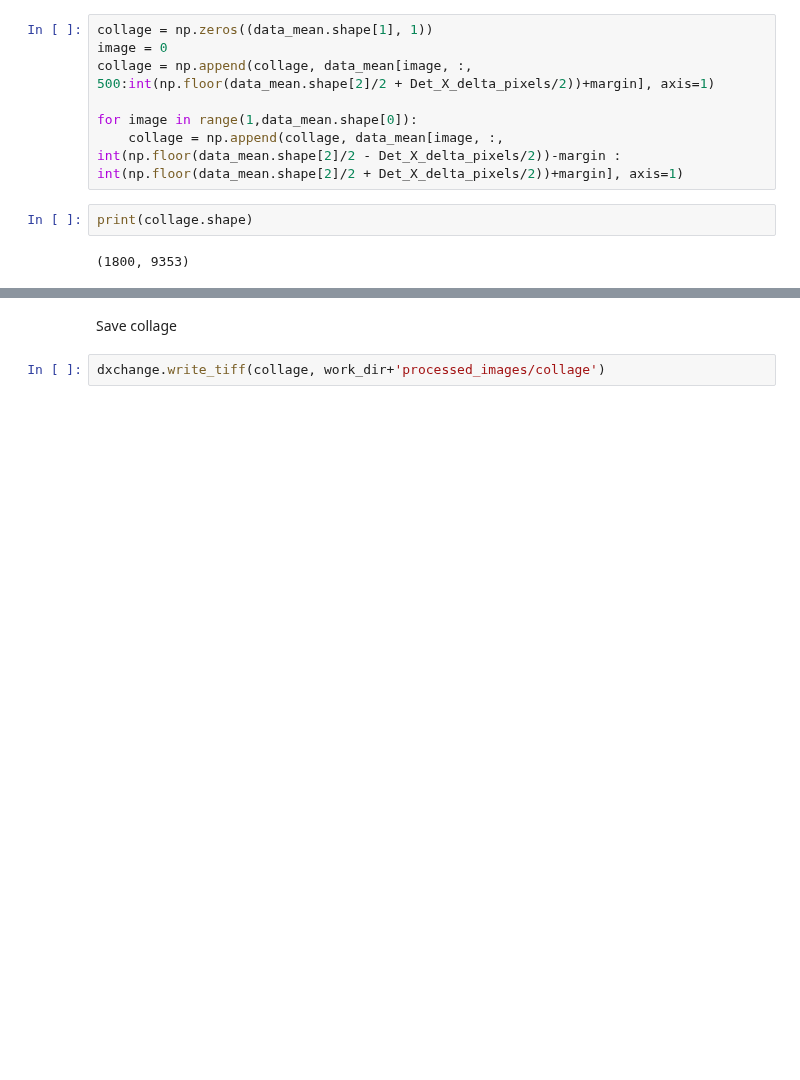
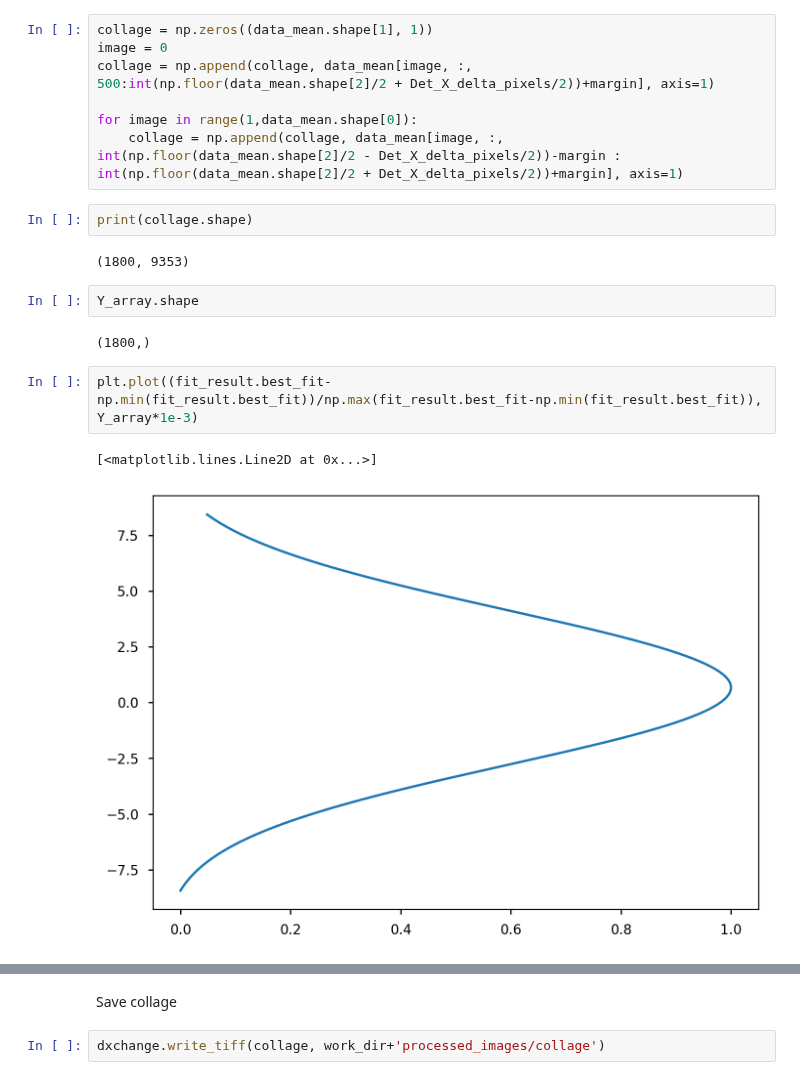
Before and after one commit to gianthk/BEATS_raytracing, a Jupyter notebook: BEATS_commissioning_WB_flat_field_full_aperture.ipynb, the cells around one changed output, grey strips where cells are left out. Drawn from its saved outputs; the diff is of its cells as text; blank space fills up the shorter version.

```diff
--- a/BEATS_commissioning_WB_flat_field_full_aperture.ipynb
+++ b/BEATS_commissioning_WB_flat_field_full_aperture.ipynb
@@ -183,3 +186,12 @@ for image in range(1,data_mean.shape[0]):
 print(collage.shape)
 # %% [output]
 (1800, 9353)
+# %%
+Y_array.shape
+# %% [output]
+(1800,)
+# %%
+plt.plot((fit_result.best_fit-np.min(fit_result.best_fit))/np.max(fit_result.best_fit-np.min(fit_result.best_fit)), Y_array*1e-3)
+# %% [output]
+[<matplotlib.lines.Line2D at 0x...>]
+[figure, added]
```
Also changed, not shown: parts of 7 cells of this notebook, 2 other files.
